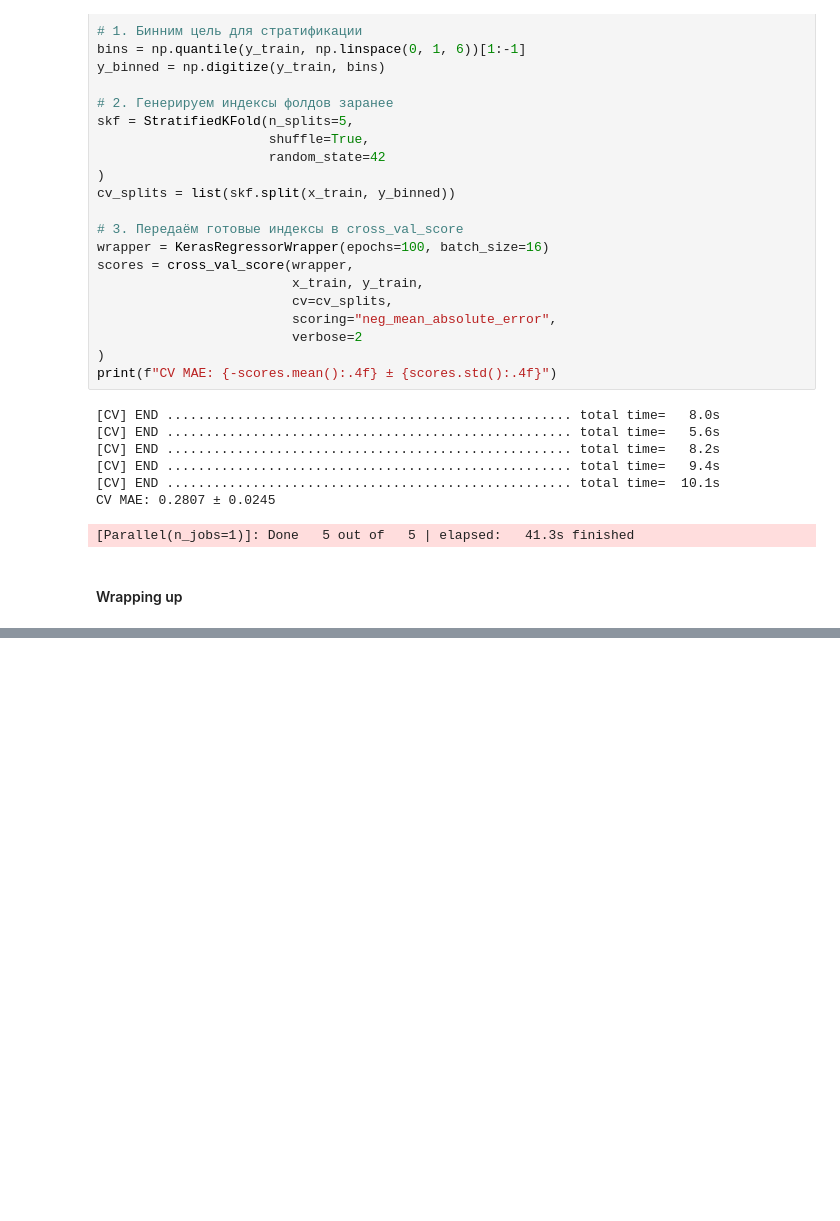
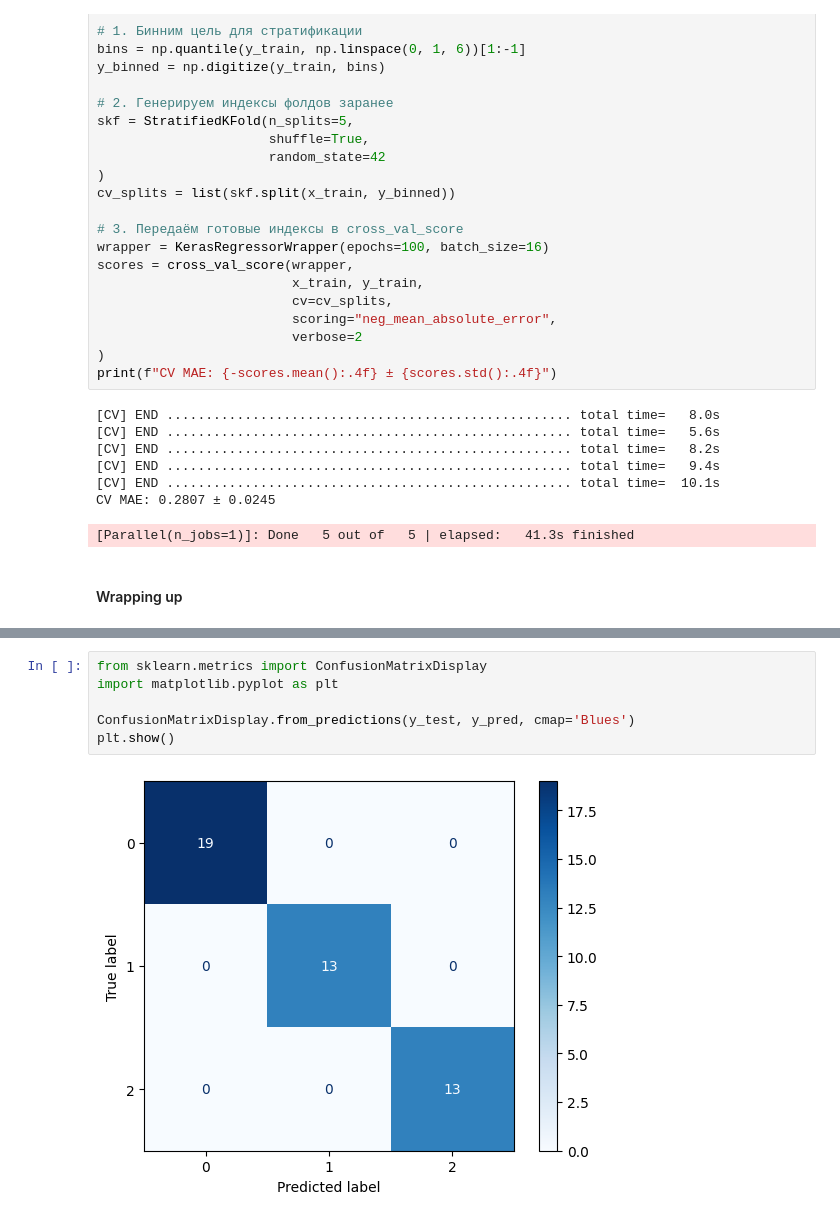
Before and after one commit to MinyaevAndrey/fchollet-deep-learning-with-python-notebooks, a Jupyter notebook: chapter04_classification-and-regression.ipynb, the cells around one changed output, grey strips where cells are left out. Saved outputs shown, nothing was run; the diff lists cells and outputs as text; blank space fills up the shorter version.

```diff
--- a/chapter04_classification-and-regression.ipynb
+++ b/chapter04_classification-and-regression.ipynb
@@ -967,0 +997,8 @@ CV MAE: 0.2807 ± 0.0245
+# %%
+from sklearn.metrics import ConfusionMatrixDisplay
+import matplotlib.pyplot as plt
+
+ConfusionMatrixDisplay.from_predictions(y_test, y_pred, cmap='Blues')
+plt.show()
+# %% [output]
+[figure, added]
```
Also changed, not shown: parts of 9 cells of this notebook.
